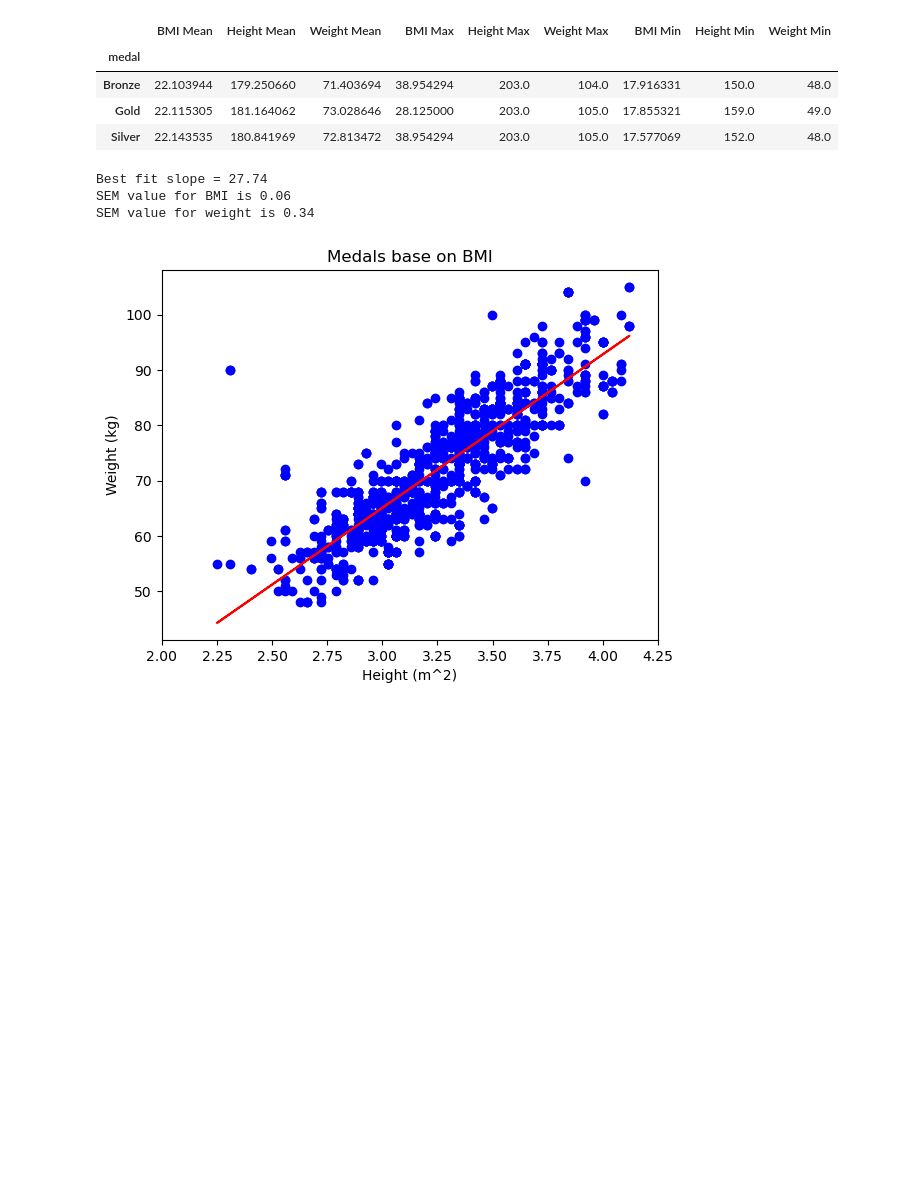
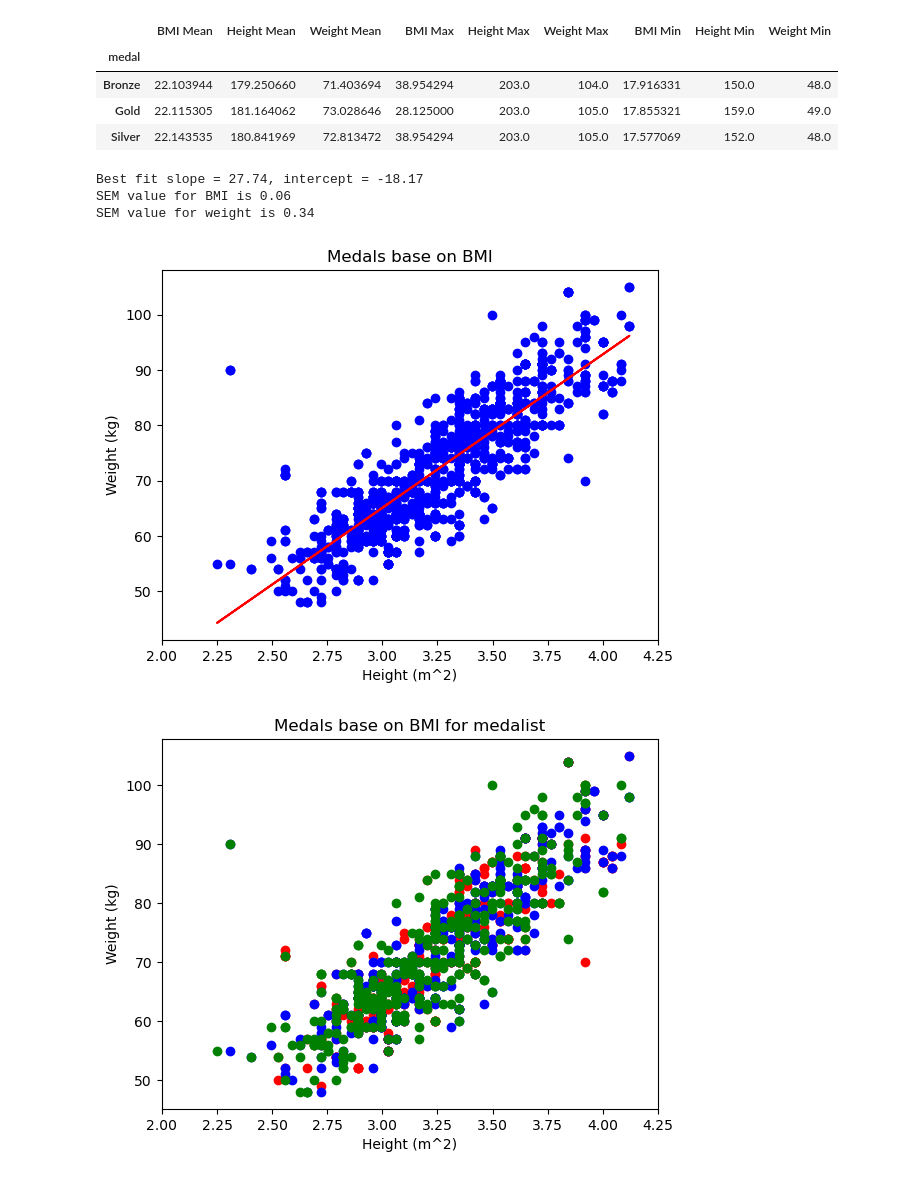
Before and after one commit to kylechou2873/SMU-Project1, a Jupyter notebook: KyleC_Swim/dataRead.ipynb, the cells around one changed output. Cells and saved outputs as stored; diff of their text form; code cells hidden in the pictures; blank space fills up the shorter version.

```diff
--- a/KyleC_Swim/dataRead.ipynb
+++ b/KyleC_Swim/dataRead.ipynb
@@ -53,15 +53,36 @@ plt.ylabel("Weight (kg)")
 plt.xlabel("Height (m^2)")
 plt.title("Medals base on BMI")
 plt.xlim(2,4.25)
-print(f"Best fit slope = {round(s,2)}")
+print(f"Best fit slope = {round(s,2)}, intercept = {round(b,2)}")
 print(f"SEM value for BMI is {round(st.sem(swimMedal["BMI"]),2)}")
 print(f"SEM value for weight is {round(st.sem(swimMedal["weight"]),2)}")
 plt.show()
 # %% [output]
-Best fit slope = 27.74
+Best fit slope = 27.74, intercept = -18.17
 SEM value for BMI is 0.06
 SEM value for weight is 0.34
 [figure]
+# %%
+swimGold = swimMedal.loc[swimMedal["medal"] == "Gold"]
+xG = swimGold["weight"]
+yG = (swimGold["height"]/100)**2
+swimSilv = swimMedal.loc[swimMedal["medal"] == "Silver"]
+xS = swimSilv["weight"]
+yS = (swimSilv["height"]/100)**2
+swimBron = swimMedal.loc[swimMedal["medal"] == "Bronze"]
+xB = swimBron["weight"]
+yB = (swimBron["height"]/100)**2
+plt.scatter(x=yG,y=xG,c='red')
+plt.scatter(x=yS,y=xS,c='blue')
+plt.scatter(x=yB,y=xB,c='green')
+plt.ylabel("Weight (kg)")
+plt.xlabel("Height (m^2)")
+plt.title("Medals base on BMI for medalist")
+plt.xlim(2,4.25)
+
+plt.show()
+# %% [output]
+[figure, added]
 # %%
 swimGold = swimMedal.loc[swimMedal["medal"] == "Gold"]
 xG = swimGold["weight"]
```
Also changed, not shown: parts of 10 cells of this notebook.
